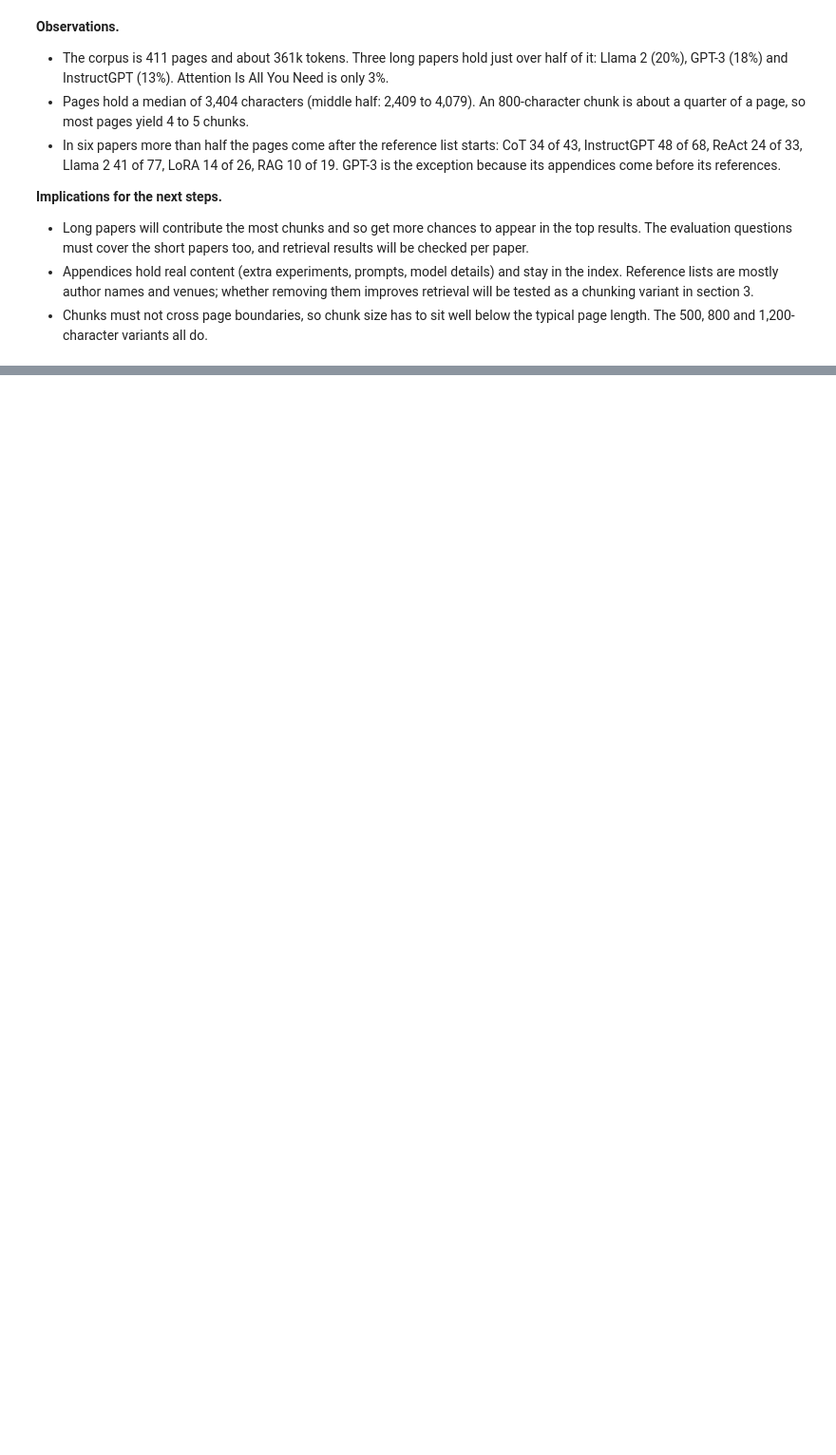
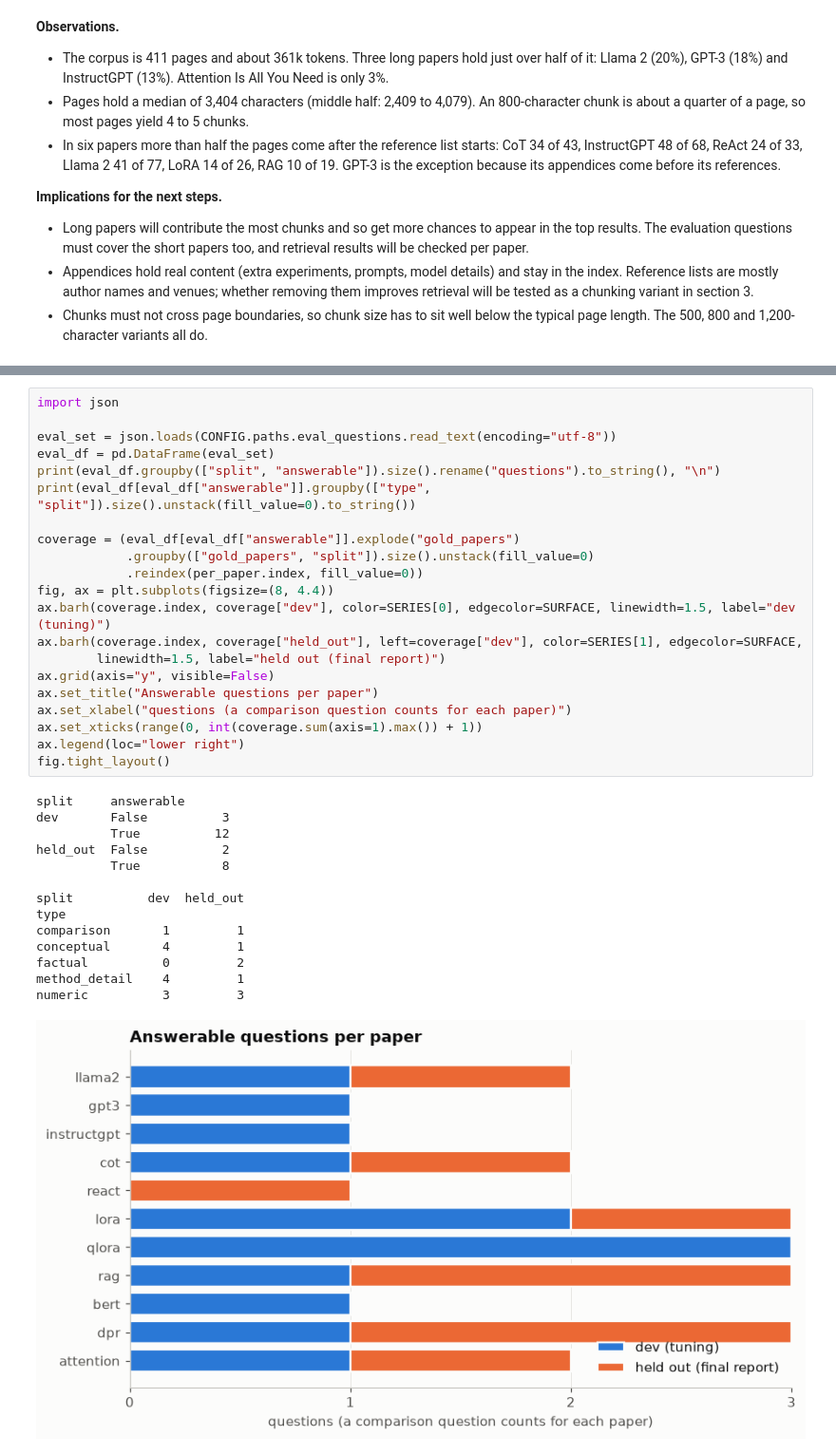
Before and after one commit to AHILL-0121/Research-Paper-Answer-Bot, a Jupyter notebook: backend/notebooks/capstone.ipynb, the cells around one changed output, grey strips where cells are left out. Shown at 95% size. Drawn from its saved outputs; the diff is of its cells as text; blank space fills up the shorter version.

```diff
--- a/backend/notebooks/capstone.ipynb
+++ b/backend/notebooks/capstone.ipynb
@@ -414,0 +425,36 @@ split
+# %%
+import json
+
+eval_set = json.loads(CONFIG.paths.eval_questions.read_text(encoding="utf-8"))
+eval_df = pd.DataFrame(eval_set)
+print(eval_df.groupby(["split", "answerable"]).size().rename("questions").to_string(), "\n")
+print(eval_df[eval_df["answerable"]].groupby(["type", "split"]).size().unstack(fill_value=0).to_string())
+
+coverage = (eval_df[eval_df["answerable"]].explode("gold_papers")
+            .groupby(["gold_papers", "split"]).size().unstack(fill_value=0)
+            .reindex(per_paper.index, fill_value=0))
+fig, ax = plt.subplots(figsize=(8, 4.4))
+ax.barh(coverage.index, coverage["dev"], color=SERIES[0], edgecolor=SURFACE, linewidth=1.5, label="dev (tuning)")
+ax.barh(coverage.index, coverage["held_out"], left=coverage["dev"], color=SERIES[1], edgecolor=SURFACE,
+        linewidth=1.5, label="held out (final report)")
+ax.grid(axis="y", visible=False)
+ax.set_title("Answerable questions per paper")
+ax.set_xlabel("questions (a comparison question counts for each paper)")
+ax.set_xticks(range(0, int(coverage.sum(axis=1).max()) + 1))
+ax.legend(loc="lower right")
+fig.tight_layout()
+# %% [output]
+split     answerable
+dev       False          3
+          True          12
+held_out  False          2
+          True           8
+
+split          dev  held_out
+type
+comparison       1         1
+conceptual       4         1
+factual          0         2
+method_detail    4         1
+numeric          3         3
+[figure, added]
```
Also changed, not shown: parts of 24 cells of this notebook, 1 other file.
